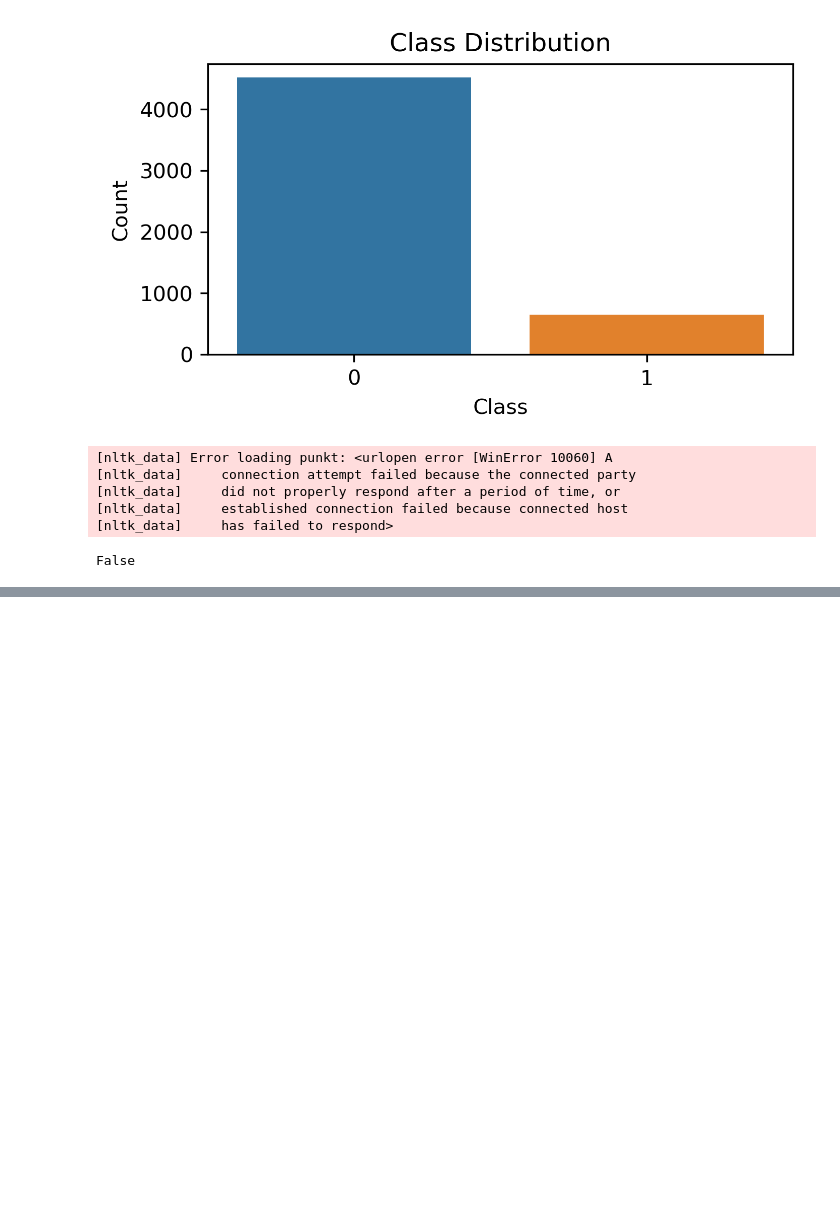
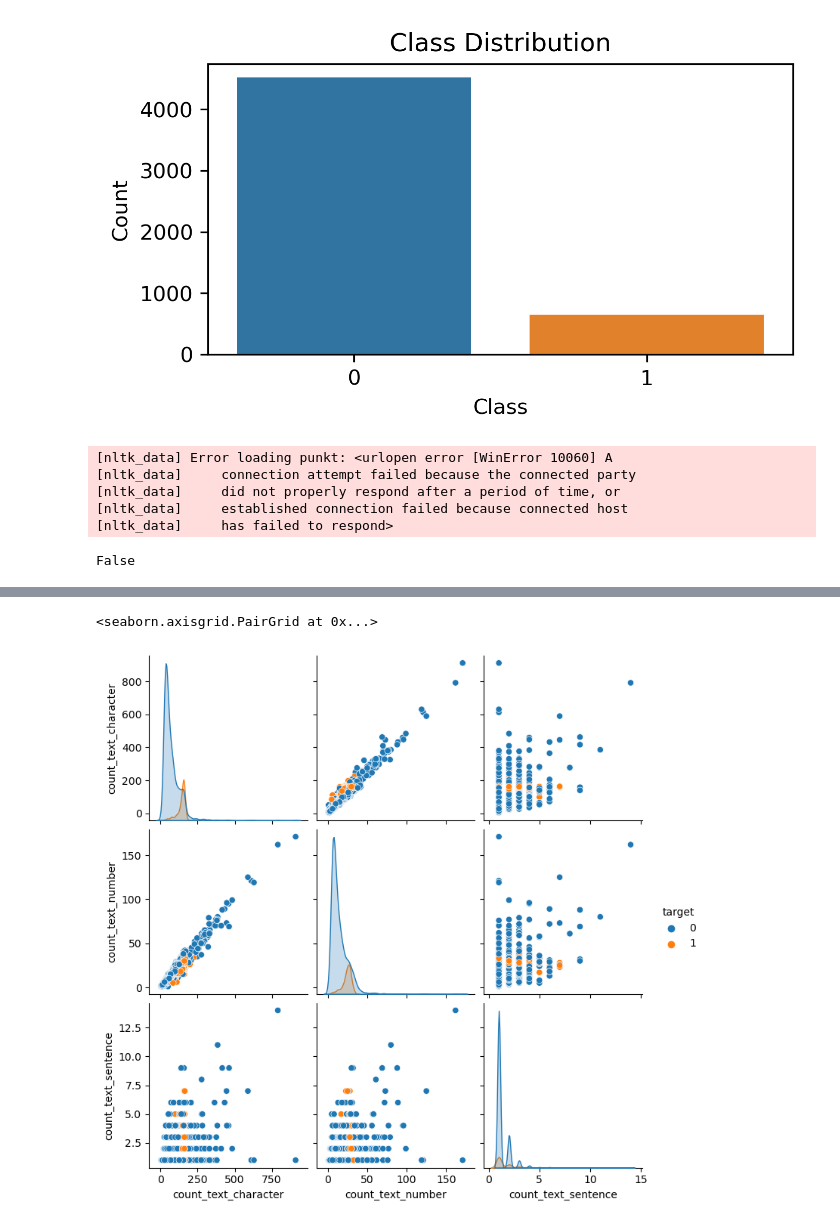
Before and after one commit to Deepkumar-Khokhar/Spam-Detaction, a Jupyter notebook: Spam-Detaction.ipynb, the cells around one changed output, grey strips where cells are left out. Saved outputs shown, nothing was run; the diff lists cells and outputs as text; code cells hidden in the pictures; blank space fills up the shorter version.

```diff
--- a/Spam-Detaction.ipynb
+++ b/Spam-Detaction.ipynb
@@ -130,0 +182,5 @@ df.head()
+# %%
+sns.pairplot(df,hue='target')
+# %% [output]
+<seaborn.axisgrid.PairGrid at 0x...>
+[figure, added]
```
Also changed, not shown: parts of 18 cells of this notebook.
